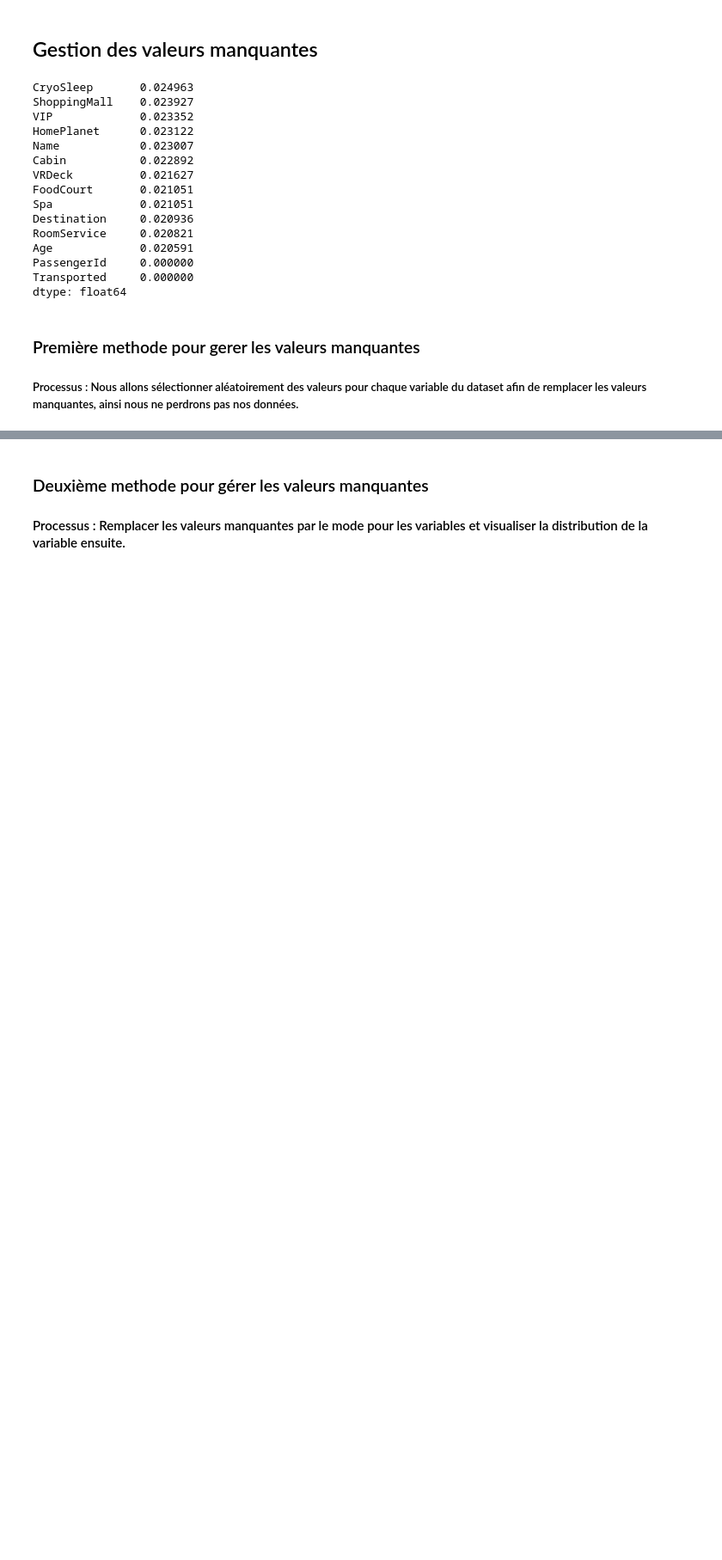
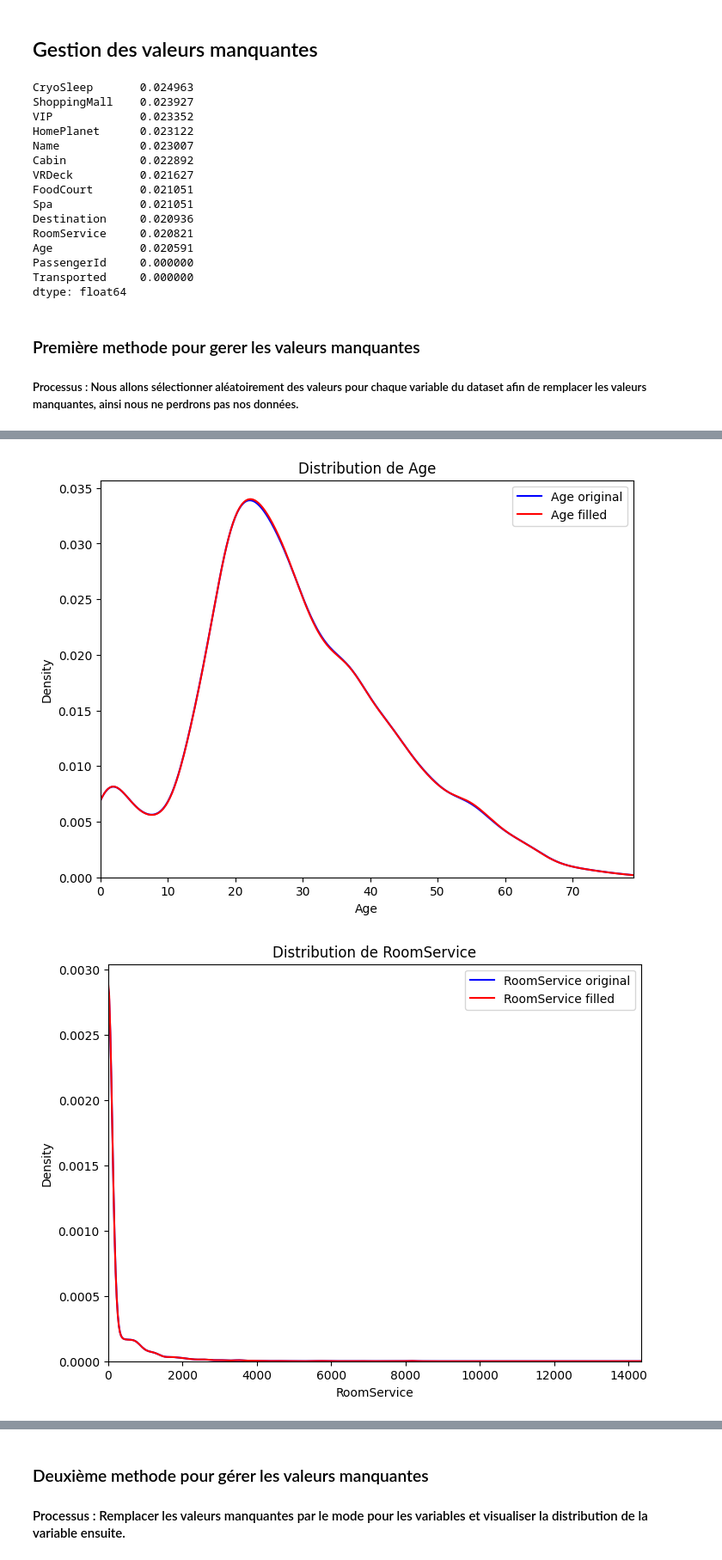
Before and after one commit to DiarafaSoukouna/project-kaggle, a Jupyter notebook: DiarafaSoukouna.ipynb, the cells around one changed output, grey strips where cells are left out. Shown: that part at 86% size. Drawn from its saved outputs; the diff is of its cells as text; code cells hidden in the pictures; blank space fills up the shorter version.

```diff
--- a/DiarafaSoukouna.ipynb
+++ b/DiarafaSoukouna.ipynb
@@ -76,0 +61,3 @@ dtype: int64
+# %%
+resultat_random = missing_values_random(spaceship_titanic_dataset)
+resultat_random.isnull().sum().sort_values(ascending=False)
@@ -76,0 +82,38 @@ dtype: int64
+# %%
+def compare_distributions(dataset):
+    # Sélectionner les colonnes numériques et catégorielles
+    numeric_columns = dataset.select_dtypes(include=['number']).columns
+    categorical_columns = dataset.select_dtypes(include=['object']).columns
+
+    # Comparaison des distributions pour les colonnes numériques
+    for var in numeric_columns:
+        var_filled = var + '_filled'
+        if var_filled in dataset.columns:
+            plt.figure(figsize=(8, 6))
+            dataset[var].plot(kind='kde', label=f"{var} original", color='blue')
+            dataset[var_filled].plot(kind='kde', label=f"{var} filled", color='red')
+            plt.title(f"Distribution de {var}")
+            plt.legend()
+            plt.xlabel(var)
+            plt.ylabel('Density')
+            plt.xlim(dataset[var].min(), dataset[var].max())
+            plt.ylim(0, None)
+            plt.show()
+
+    # Comparaison des distributions pour les colonnes catégorielles
+    for var in categorical_columns:
+        var_filled = var + '_filled'
+        if var_filled in dataset.columns:
+            plt.figure(figsize=(8, 6))
+            dataset[var].value_counts(normalize=True).plot(kind='bar', alpha=0.5, label=f"{var} original", color='blue')
+            dataset[var_filled].value_counts(normalize=True).plot(kind='bar', alpha=0.5, label=f"{var} filled", color='red')
+            plt.title(f"Distribution de {var}")
+            plt.legend()
+            plt.xlabel(var)
+            plt.ylabel('Fréquence')
+            plt.show()
+# %%
+compare_distributions(resultat_random)
+# %% [output]
+[figure, added]
+[figure, added]
```
Also changed, not shown: parts of 29 cells of this notebook, 1 other file.
